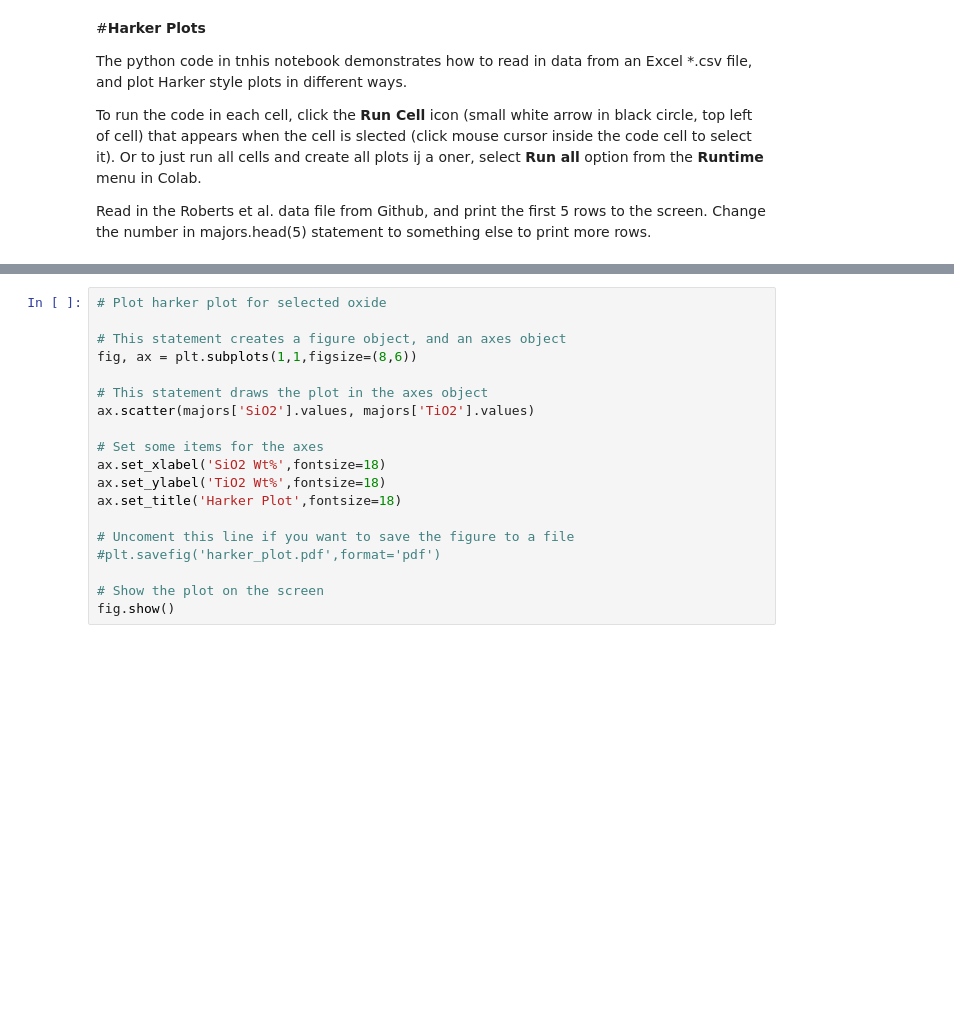
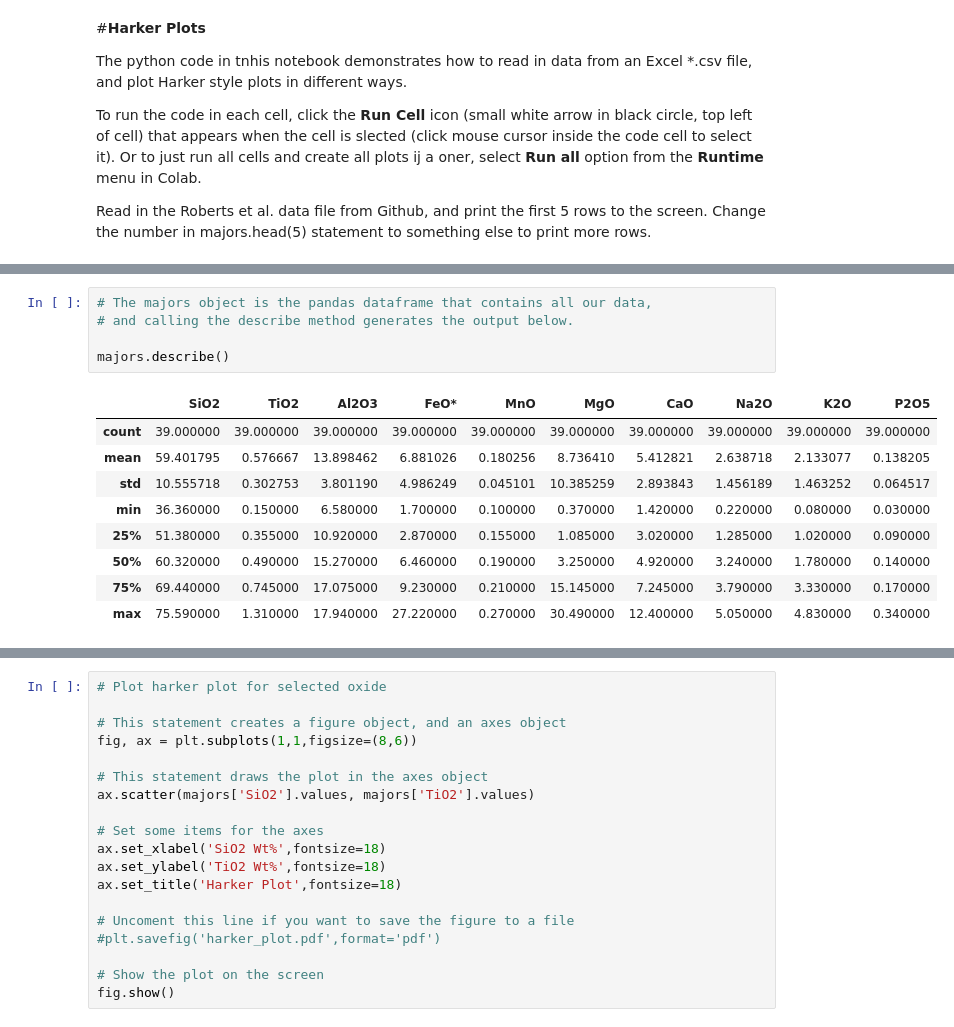
Before and after one commit to skerryvore/regression_analysis_101, a Jupyter notebook: notebooks/pyrenees_harker_plots.ipynb, the cells around one changed output, grey strips where cells are left out. Drawn from its saved outputs; the diff is of its cells as text; blank space fills up the shorter version.

```diff
--- a/notebooks/pyrenees_harker_plots.ipynb
+++ b/notebooks/pyrenees_harker_plots.ipynb
@@ -43,0 +53,15 @@ majors.head(5)
+# %%
+# The majors object is the pandas dataframe that contains all our data,
+# and calling the describe method generates the output below.
+
+majors.describe()
+# %% [output]
+|  | SiO2 | TiO2 | Al2O3 | FeO* | MnO | MgO | CaO | Na2O | K2O | P2O5 |
+| count | 39.000000 | 39.000000 | 39.000000 | 39.000000 | 39.000000 | 39.000000 | 39.000000 | 39.000000 | 39.000000 | 39.000000 |
+| mean | 59.401795 | 0.576667 | 13.898462 | 6.881026 | 0.180256 | 8.736410 | 5.412821 | 2.638718 | 2.133077 | 0.138205 |
+| std | 10.555718 | 0.302753 | 3.801190 | 4.986249 | 0.045101 | 10.385259 | 2.893843 | 1.456189 | 1.463252 | 0.064517 |
+| min | 36.360000 | 0.150000 | 6.580000 | 1.700000 | 0.100000 | 0.370000 | 1.420000 | 0.220000 | 0.080000 | 0.030000 |
+| 25% | 51.380000 | 0.355000 | 10.920000 | 2.870000 | 0.155000 | 1.085000 | 3.020000 | 1.285000 | 1.020000 | 0.090000 |
+| 50% | 60.320000 | 0.490000 | 15.270000 | 6.460000 | 0.190000 | 3.250000 | 4.920000 | 3.240000 | 1.780000 | 0.140000 |
+| 75% | 69.440000 | 0.745000 | 17.075000 | 9.230000 | 0.210000 | 15.145000 | 7.245000 | 3.790000 | 3.330000 | 0.170000 |
+| max | 75.590000 | 1.310000 | 17.940000 | 27.220000 | 0.270000 | 30.490000 | 12.400000 | 5.050000 | 4.830000 | 0.340000 |
```
Also changed, not shown: parts of 12 cells of this notebook.
